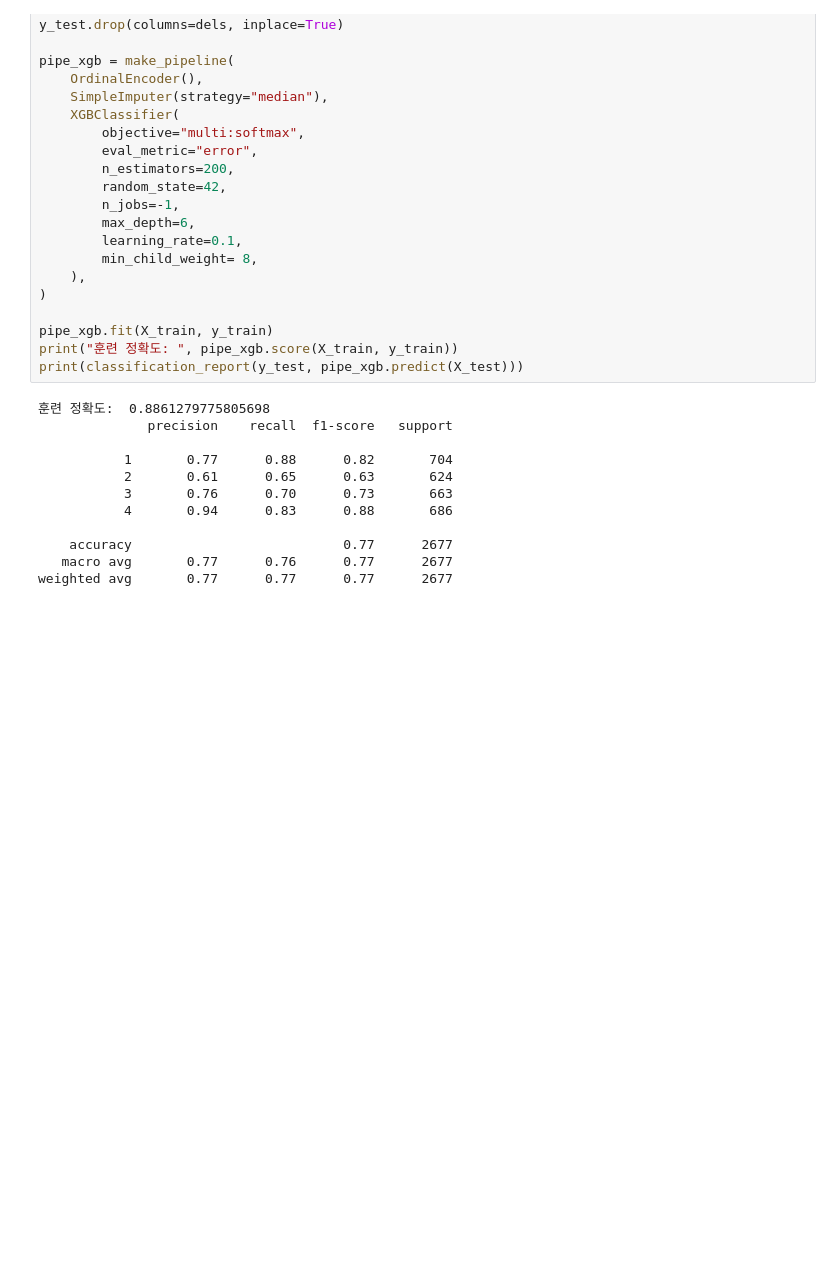
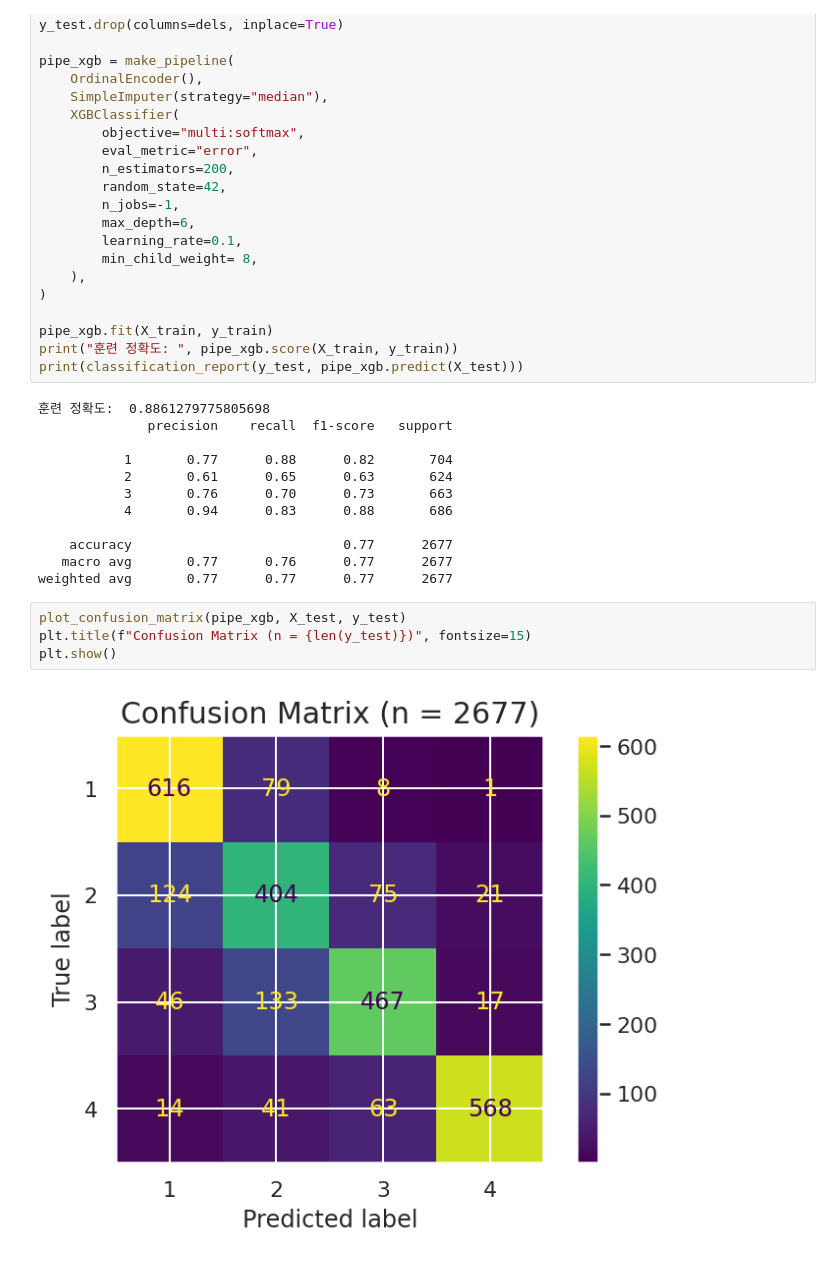
Before and after one commit to Sophia-Kang1/Project2, a Jupyter notebook: Untitled3.ipynb, the cells around one changed output. Drawn from its saved outputs; the diff is of its cells as text; blank space fills up the shorter version.

```diff
--- a/Untitled3.ipynb
+++ b/Untitled3.ipynb
@@ -626,3 +626,9 @@ print(classification_report(y_test, pipe_xgb.predict(X_test)))
     accuracy                           0.77      2677
    macro avg       0.77      0.76      0.77      2677
 weighted avg       0.77      0.77      0.77      2677
+# %%
+plot_confusion_matrix(pipe_xgb, X_test, y_test)
+plt.title(f"Confusion Matrix (n = {len(y_test)})", fontsize=15)
+plt.show()
+# %% [output]
+[figure, added]
```
